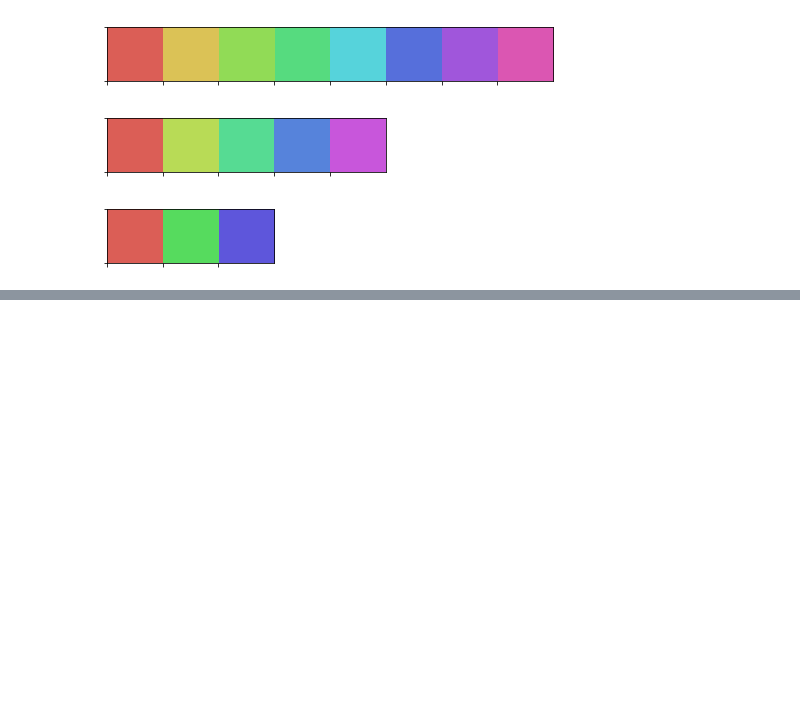
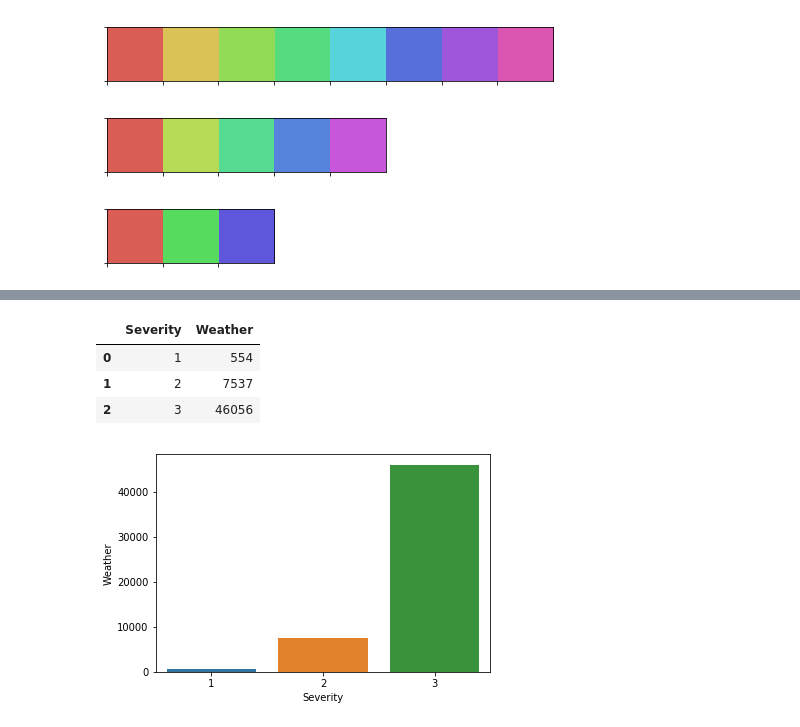
Before and after one commit to hmlanden/TrafikiPy, a Jupyter notebook: TrafikiPy.ipynb, the cells around one changed output, grey strips where cells are left out. Cells and saved outputs as stored; diff of their text form; code cells hidden in the pictures; blank space fills up the shorter version.

```diff
--- a/TrafikiPy.ipynb
+++ b/TrafikiPy.ipynb
@@ -129,3 +129,10 @@ twelve
 [figure]
 [figure]
 [figure]
+# %%
+weather_condition = traffic_df['Weather Conditions']
+accident_severity = traffic_df['Accident Severity']
+number_of_casualities = traffic_df['Number of Casualties']
+
+temp_weather_severity_df = pd.DataFrame({'Weather':weather_condition,'Severity':accident_severity})
+temp_weather_severity_df.head()
@@ -131,0 +146,12 @@ twelve
+# %%
+final_weather_severity_df = temp_weather_severity_df.groupby(by='Severity',as_index=False).count()
+final_weather_severity_df
+# %% [output]
+|  | Severity | Weather |
+| 0 | 1 | 554 |
+| 1 | 2 | 7537 |
+| 2 | 3 | 46056 |
+# %%
+plt = sns.barplot(final_weather_severity_df['Severity'],final_weather_severity_df['Weather'])
+# %% [output]
+[figure, added]
```
Also changed, not shown: parts of 5 cells of this notebook.
